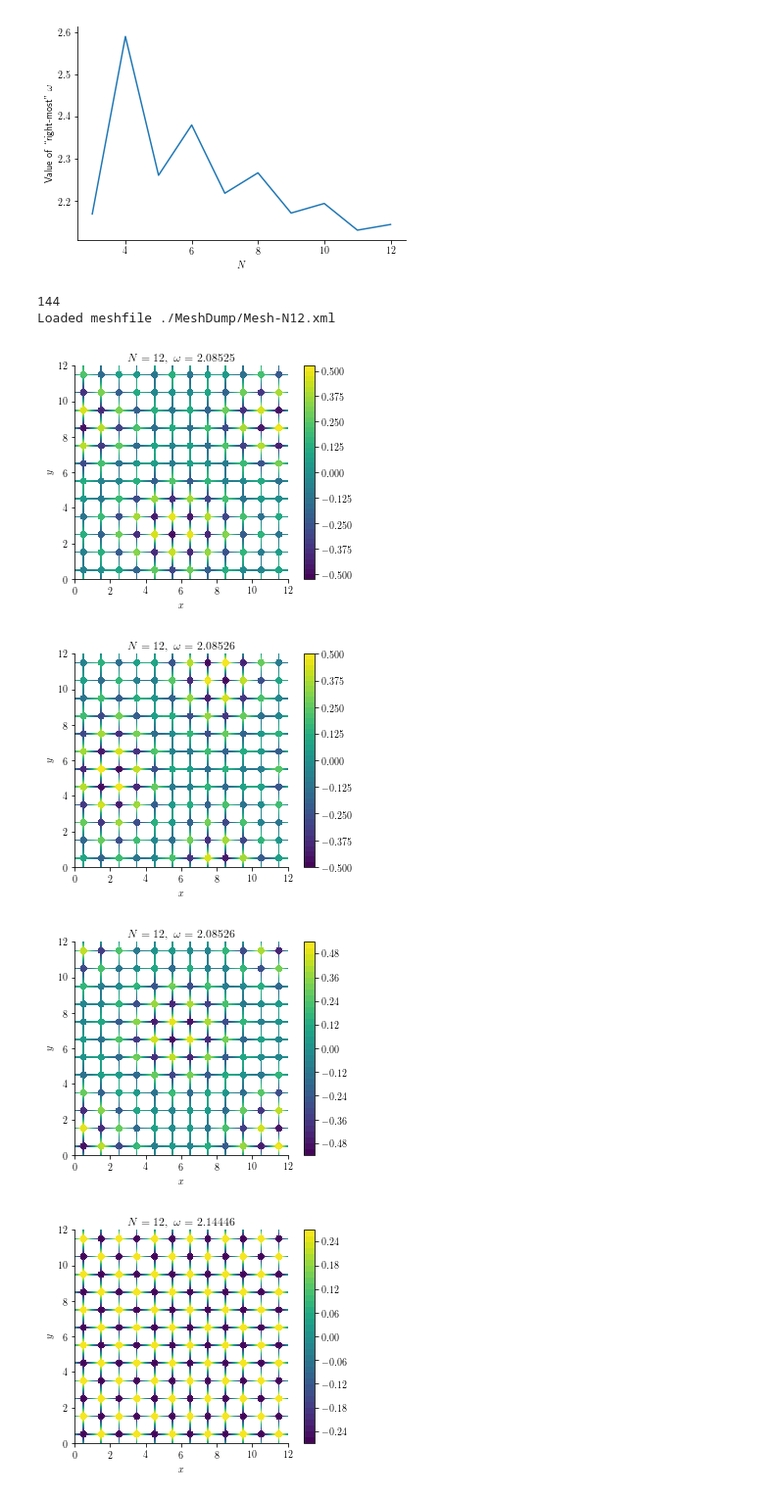
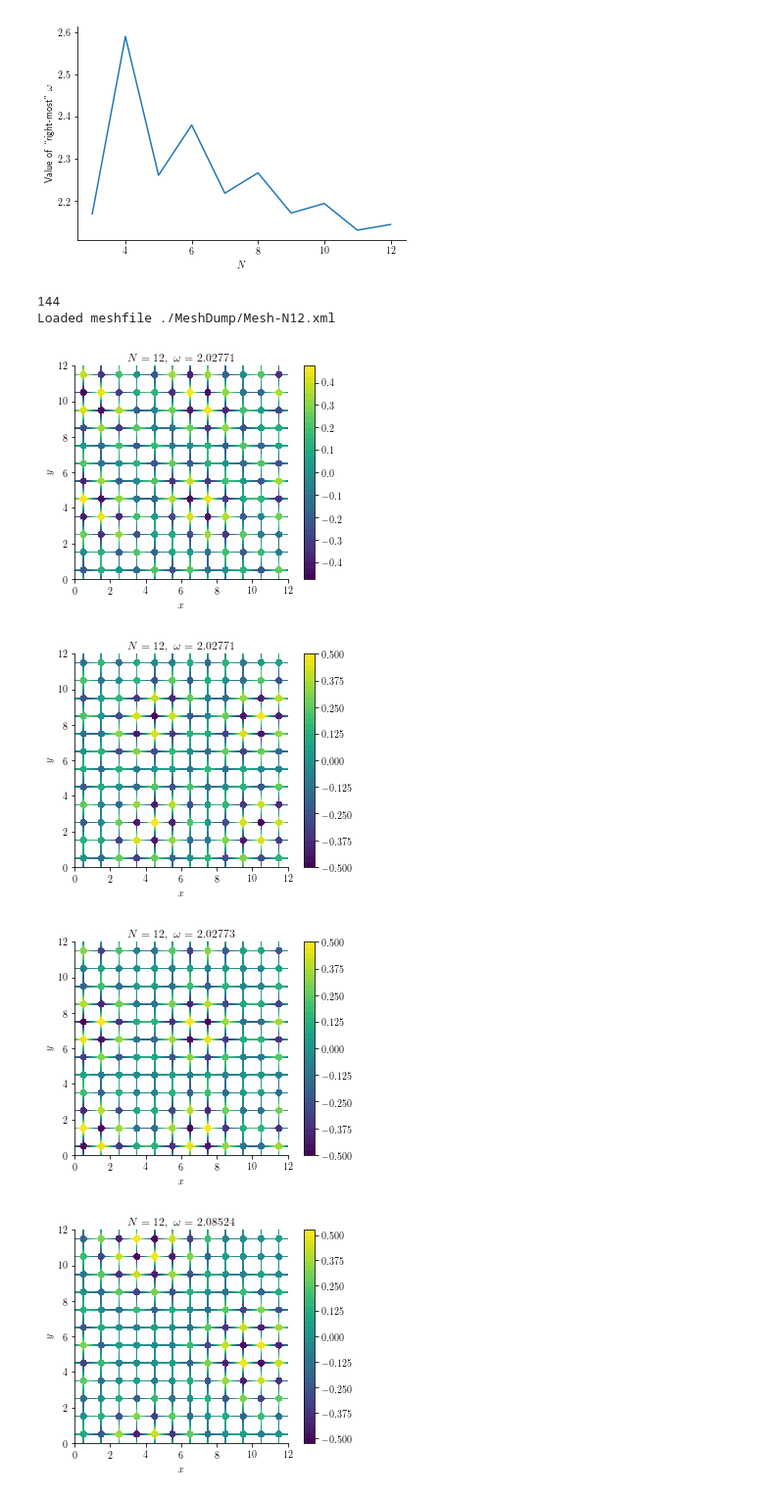
Before and after one commit to willGraham01/PhD-Work-Git, a Jupyter notebook: QG_Code/5VertexGraph_CrossSetup/Eigenfunction_Comparisons.ipynb, the cells around one changed output. Shown: that part at 98% size. Saved outputs shown, nothing was run; the diff lists cells and outputs as text; code cells hidden in the pictures.

```diff
--- a/QG_Code/5VertexGraph_CrossSetup/Eigenfunction_Comparisons.ipynb
+++ b/QG_Code/5VertexGraph_CrossSetup/Eigenfunction_Comparisons.ipynb
@@ -372,32 +372,32 @@ fig.show()
 # %%
 # This is going to plot a selection of e'functions in the first band for the max value of N
 wBandCap = np.pi
 maxN = max(list(files.keys()))
 wVals = files[maxN][1]
 wVecs = files[maxN][2]
 wIndices = np.where(wVals <= wBandCap)[0]
 print(len(wIndices))
 
 meshFile = './' + meshDumpFolder + '/Mesh-N' + str(maxN) + '.xml'
 mesh = Mesh(meshFile)
 print('Loaded meshfile %s' % (meshFile))
 V = FunctionSpace(mesh, 'CG', 1, constrained_domain=PeriodicDomain())
 U = Function(V)
-for i in wIndices[-4:]:
+for i in wIndices[-8:]:
     w = wVals[i]
     U.vector()[:] = wVecs[:, i]
     fig, ax = plt.subplots(1)
     FigWindowSettings(ax)
     plot(U)
     fig.colorbar(plot(U))
     ax.set_xlabel(r'$x$')
     ax.set_ylabel(r'$y$')
     ax.set_title(r'$N = %d, \ \omega= %.5f $' % (maxN, wVals[i]))
     fig.show()
 # %% [output]
 144
 Loaded meshfile ./MeshDump/Mesh-N12.xml
-[figure, old version]
+[figure, new version]
-[figure, old version]
+[figure, new version]
-[figure, old version]
+[figure, new version]
-[figure, old version]
+[figure, new version]
```
Also changed, not shown: parts of 3 cells of this notebook, 4 other files.
